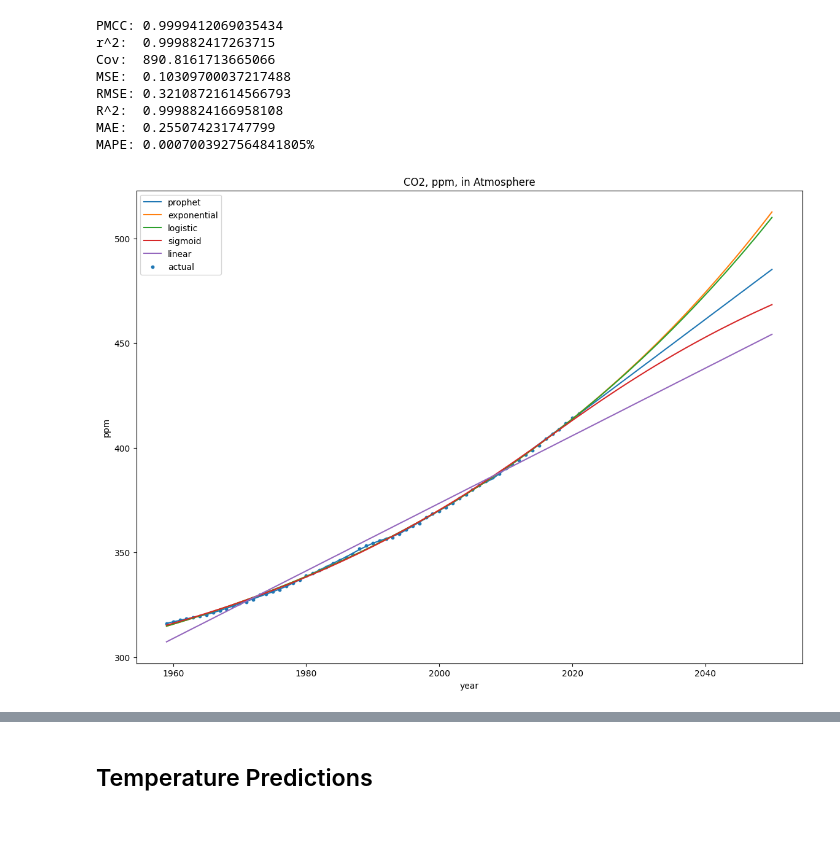
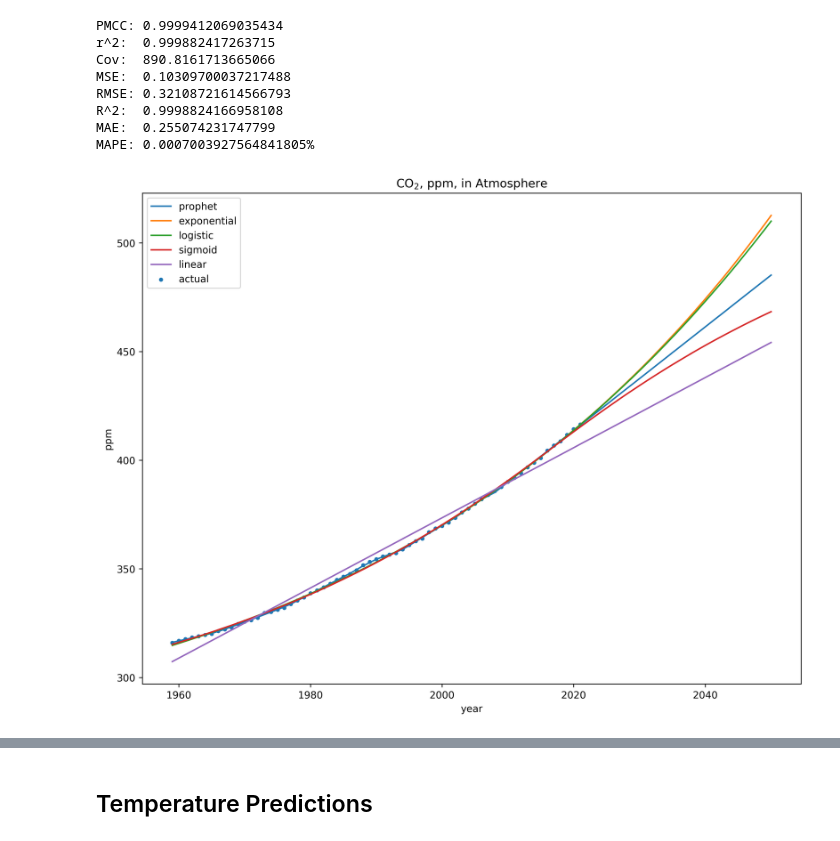
Before and after one commit to akioweh/The-HiMCM, a Jupyter notebook: py/main.ipynb, the cells around one changed output, grey strips where cells are left out. Cells and saved outputs as stored; diff of their text form; code cells hidden in the pictures.

```diff
--- a/py/main.ipynb
+++ b/py/main.ipynb
@@ -412,20 +447,20 @@ R^2:  0.9998824166958108
 MAE:  0.255074231747799
 MAPE: 0.0007003927564841805%
 # %%
-plt.figure(figsize=(14, 10))
+plt.figure(figsize=(12, 9), dpi=420)
 plt.plot(PRED_YEARS, co2_pred_prophet, label='prophet')
 plt.plot(PRED_YEARS, co2_pred_exp, label='exponential')
 plt.plot(PRED_YEARS, co2_pred_logi, label='logistic')
 plt.plot(PRED_YEARS, co2_pred_sigm, label='sigmoid')
 plt.plot(PRED_YEARS, co2_pred_lr, label='linear')
 plt.scatter(co2_df['year'], co2_df['y'], label='actual', s=10)
-plt.title('CO2, ppm, in Atmosphere')
+plt.title('CO$_2$, ppm, in Atmosphere')
 plt.ylabel('ppm')
 plt.xlabel('year')
 plt.legend()
 plt.show()
 # %% [output]
-[figure, old version]
+[figure, new version]
 # %%
 PRED_YEARS_MORE_PROPHET = PRED_YEARS_MORE.copy()
 PRED_YEARS_MORE_PROPHET.columns = ['ds']
```
Also changed, not shown: parts of 25 cells of this notebook, 16 other files.
